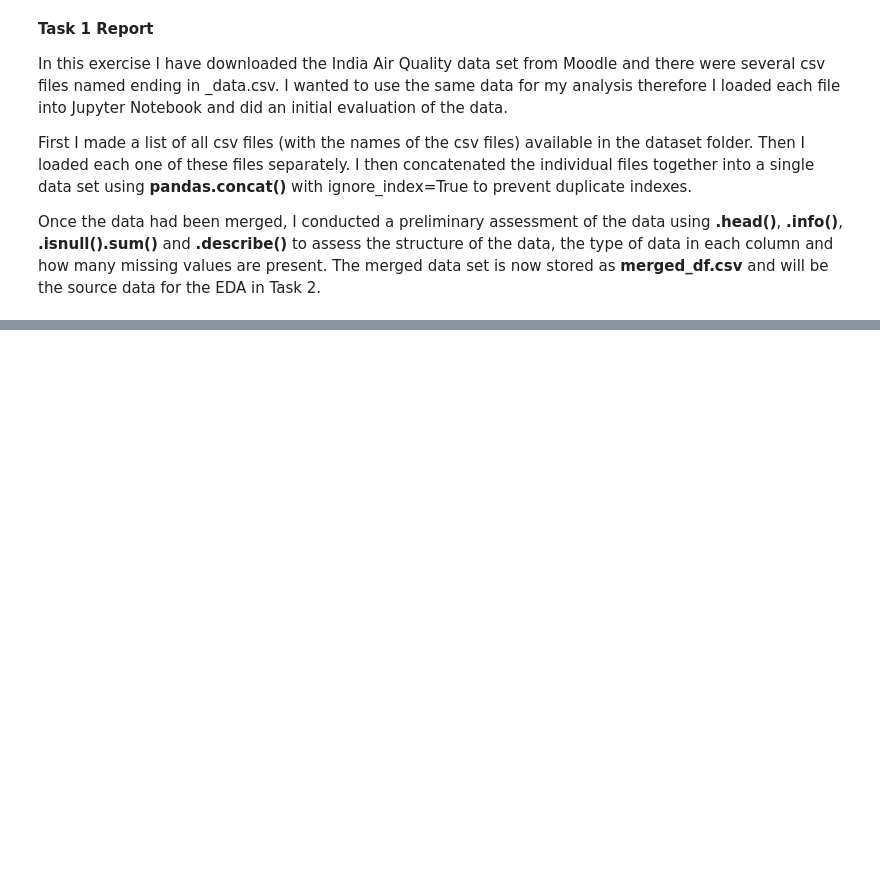
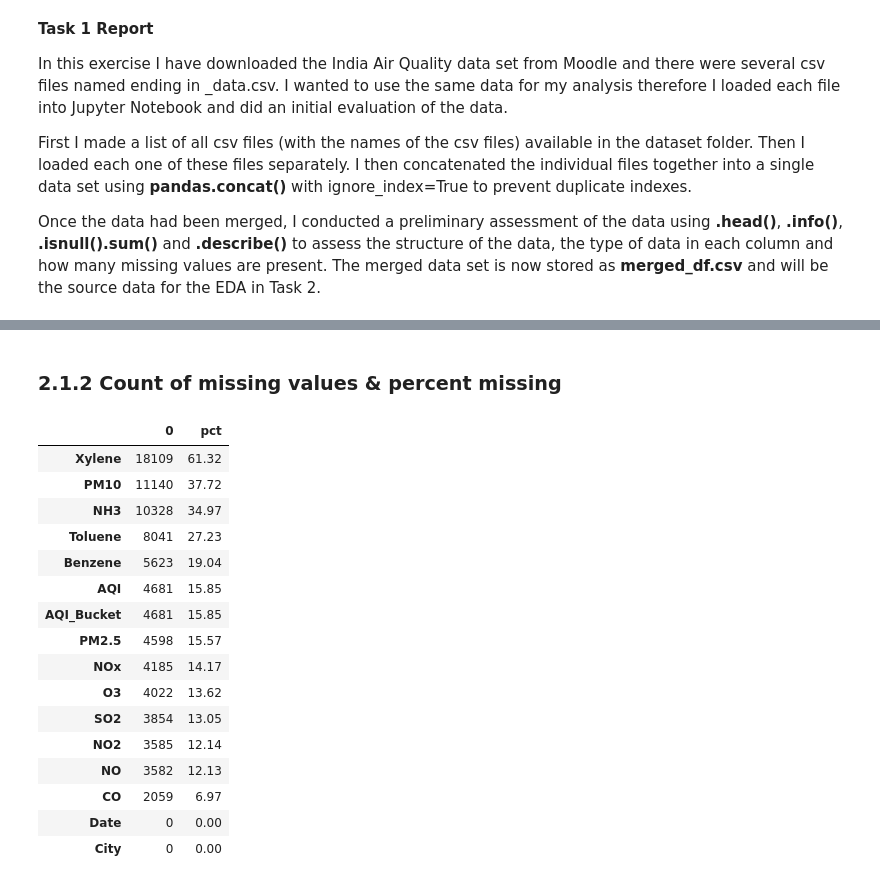
Before and after one commit to sagar4real/CMP7005-PRAC1, a Jupyter notebook: 01_data_handling.ipynb, the cells around one changed output, grey strips where cells are left out. Drawn from its saved outputs; the diff is of its cells as text; code cells hidden in the pictures; blank space fills up the shorter version.

```diff
--- a/01_data_handling.ipynb
+++ b/01_data_handling.ipynb
@@ -146,0 +191,25 @@ Once the data had been merged, I conducted a preliminary assessment of the data
+# %% [markdown]
+### **2.1.2 Count of missing values & percent missing**
+# %%
+# 1.2 Missing values summary
+missing = merged_df.isnull().sum().sort_values(ascending=False)
+missing_pct = (missing / len(merged_df) * 100).round(2)
+pd.concat([missing, missing_pct.rename("pct")], axis=1).head(30)
+# %% [output]
+|  | 0 | pct |
+| Xylene | 18109 | 61.32 |
+| PM10 | 11140 | 37.72 |
+| NH3 | 10328 | 34.97 |
+| Toluene | 8041 | 27.23 |
+| Benzene | 5623 | 19.04 |
+| AQI | 4681 | 15.85 |
+| AQI_Bucket | 4681 | 15.85 |
+| PM2.5 | 4598 | 15.57 |
+| NOx | 4185 | 14.17 |
+| O3 | 4022 | 13.62 |
+| SO2 | 3854 | 13.05 |
+| NO2 | 3585 | 12.14 |
+| NO | 3582 | 12.13 |
+| CO | 2059 | 6.97 |
+| Date | 0 | 0.00 |
+| City | 0 | 0.00 |
```
Also changed, not shown: parts of 17 cells of this notebook.
